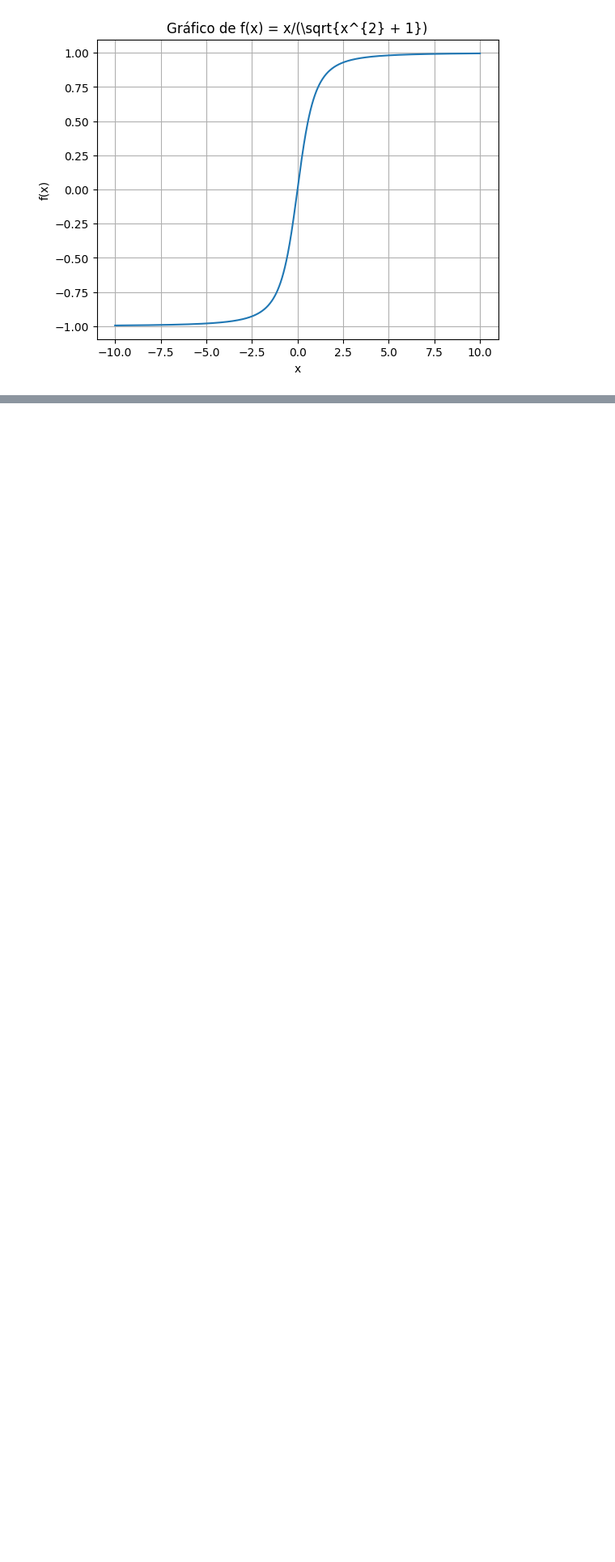
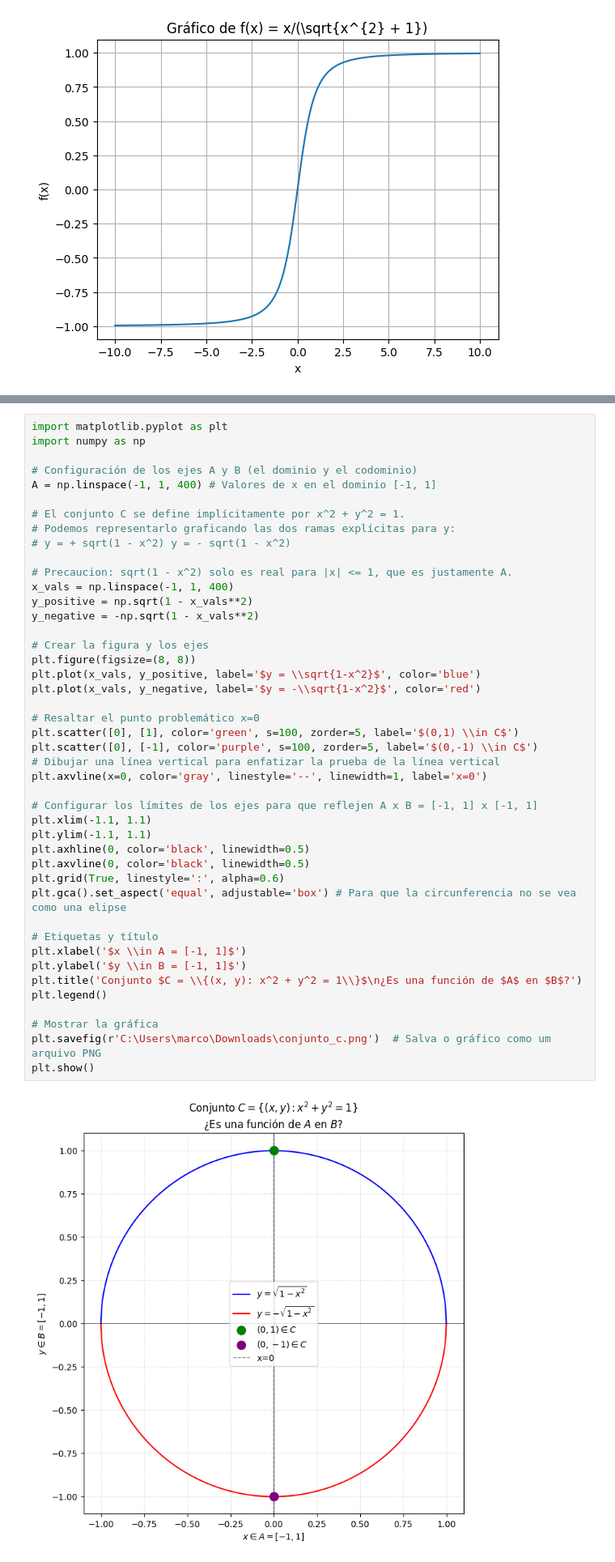
Before and after one commit to marco-canas/investigacion_en_asesoria, a Jupyter notebook: 14_analisis_matematico/1_funciones.ipynb, the cells around one changed output, grey strips where cells are left out. Shown at 81% size. Saved outputs shown, nothing was run; the diff lists cells and outputs as text; blank space fills up the shorter version.

```diff
--- a/14_analisis_matematico/1_funciones.ipynb
+++ b/14_analisis_matematico/1_funciones.ipynb
@@ -406,0 +449,46 @@ Si quieres, puedo también mostrarte **dos demostraciones más elegantes que sue
+# %%
+import matplotlib.pyplot as plt
+import numpy as np
+
+# Configuración de los ejes A y B (el dominio y el codominio)
+A = np.linspace(-1, 1, 400) # Valores de x en el dominio [-1, 1]
+
+# El conjunto C se define implícitamente por x^2 + y^2 = 1.
+# Podemos representarlo graficando las dos ramas explícitas para y:
+# y = + sqrt(1 - x^2) y = - sqrt(1 - x^2)
+
+# Precaucion: sqrt(1 - x^2) solo es real para |x| <= 1, que es justamente A.
+x_vals = np.linspace(-1, 1, 400)
+y_positive = np.sqrt(1 - x_vals**2)
+y_negative = -np.sqrt(1 - x_vals**2)
+
+# Crear la figura y los ejes
+plt.figure(figsize=(8, 8))
+plt.plot(x_vals, y_positive, label='$y = \\sqrt{1-x^2}$', color='blue')
+plt.plot(x_vals, y_negative, label='$y = -\\sqrt{1-x^2}$', color='red')
+
+# Resaltar el punto problemático x=0
+plt.scatter([0], [1], color='green', s=100, zorder=5, label='$(0,1) \\in C$')
+plt.scatter([0], [-1], color='purple', s=100, zorder=5, label='$(0,-1) \\in C$')
+# Dibujar una línea vertical para enfatizar la prueba de la línea vertical
+plt.axvline(x=0, color='gray', linestyle='--', linewidth=1, label='x=0')
+
+# Configurar los límites de los ejes para que reflejen A x B = [-1, 1] x [-1, 1]
+plt.xlim(-1.1, 1.1)
+plt.ylim(-1.1, 1.1)
+plt.axhline(0, color='black', linewidth=0.5)
+plt.axvline(0, color='black', linewidth=0.5)
+plt.grid(True, linestyle=':', alpha=0.6)
+plt.gca().set_aspect('equal', adjustable='box') # Para que la circunferencia no se vea como una elipse
+
+# Etiquetas y título
+plt.xlabel('$x \\in A = [-1, 1]$')
+plt.ylabel('$y \\in B = [-1, 1]$')
+plt.title('Conjunto $C = \\{(x, y): x^2 + y^2 = 1\\}$\n¿Es una función de $A$ en $B$?')
+plt.legend()
+
+# Mostrar la gráfica
+plt.savefig(r'C:\Users\marco\Downloads\conjunto_c.png')  # Salva o gráfico como um arquivo PNG
+plt.show()
+# %% [output]
+[figure, added]
```
Also changed, not shown: parts of 11 cells of this notebook.
